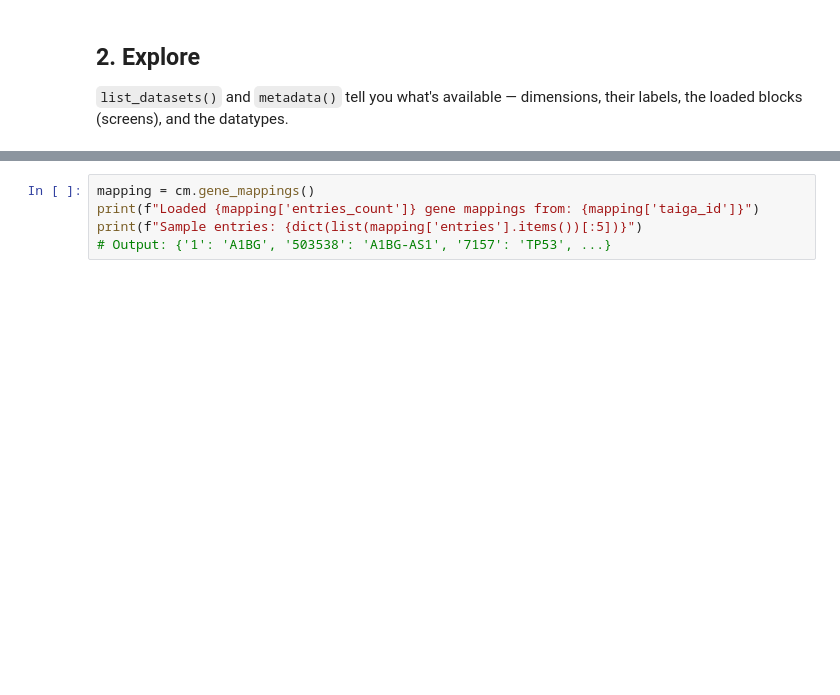
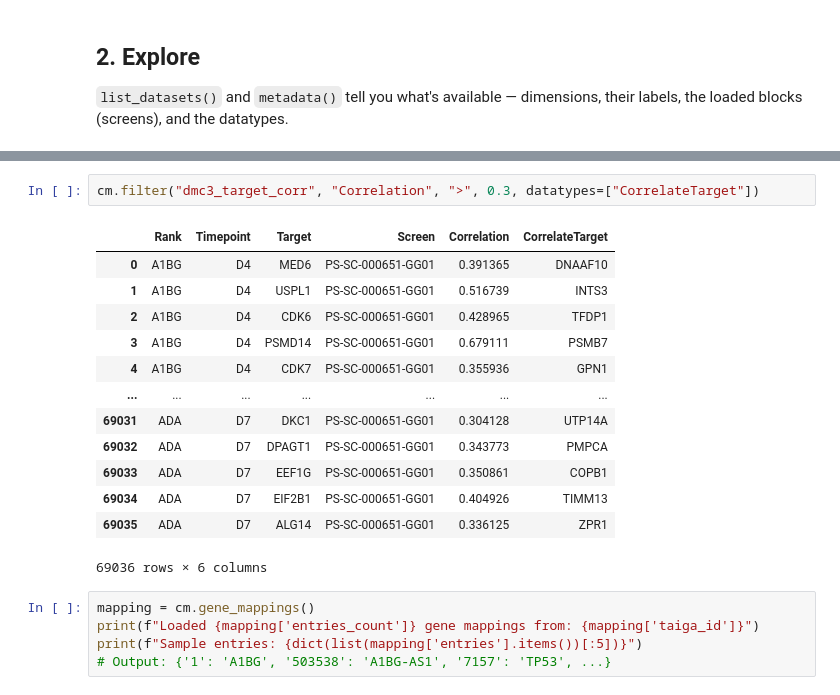
Before and after one commit to broadinstitute/cheesemonger, a Jupyter notebook: clients/cheesypy/examples/tutorial.ipynb, the cells around one changed output, grey strips where cells are left out. Cells and saved outputs as stored; diff of their text form; blank space fills up the shorter version.

```diff
--- a/clients/cheesypy/examples/tutorial.ipynb
+++ b/clients/cheesypy/examples/tutorial.ipynb
@@ -78,3 +101,19 @@ print(cm.list_datasets())   # -> DataFrame: name, blocks, datatypes
+# %%
+cm.filter("dmc3_target_corr", "Correlation", ">", 0.3, datatypes=["CorrelateTarget"])
+# %% [output]
+|  | Rank | Timepoint | Target | Screen | Correlation | CorrelateTarget |
+| 0 | A1BG | D4 | MED6 | PS-SC-000651-GG01 | 0.391365 | DNAAF10 |
+| 1 | A1BG | D4 | USPL1 | PS-SC-000651-GG01 | 0.516739 | INTS3 |
+| 2 | A1BG | D4 | CDK6 | PS-SC-000651-GG01 | 0.428965 | TFDP1 |
+| 3 | A1BG | D4 | PSMD14 | PS-SC-000651-GG01 | 0.679111 | PSMB7 |
+| 4 | A1BG | D4 | CDK7 | PS-SC-000651-GG01 | 0.355936 | GPN1 |
+| ... | ... | ... | ... | ... | ... | ... |
+| 69031 | ADA | D7 | DKC1 | PS-SC-000651-GG01 | 0.304128 | UTP14A |
+| 69032 | ADA | D7 | DPAGT1 | PS-SC-000651-GG01 | 0.343773 | PMPCA |
+| 69033 | ADA | D7 | EEF1G | PS-SC-000651-GG01 | 0.350861 | COPB1 |
+| 69034 | ADA | D7 | EIF2B1 | PS-SC-000651-GG01 | 0.404926 | TIMM13 |
+| 69035 | ADA | D7 | ALG14 | PS-SC-000651-GG01 | 0.336125 | ZPR1 |
+69036 rows × 6 columns
 # %%
 mapping = cm.gene_mappings()
 print(f"Loaded {mapping['entries_count']} gene mappings from: {mapping['taiga_id']}")
```
Also changed, not shown: parts of 6 cells of this notebook, 9 other files.
